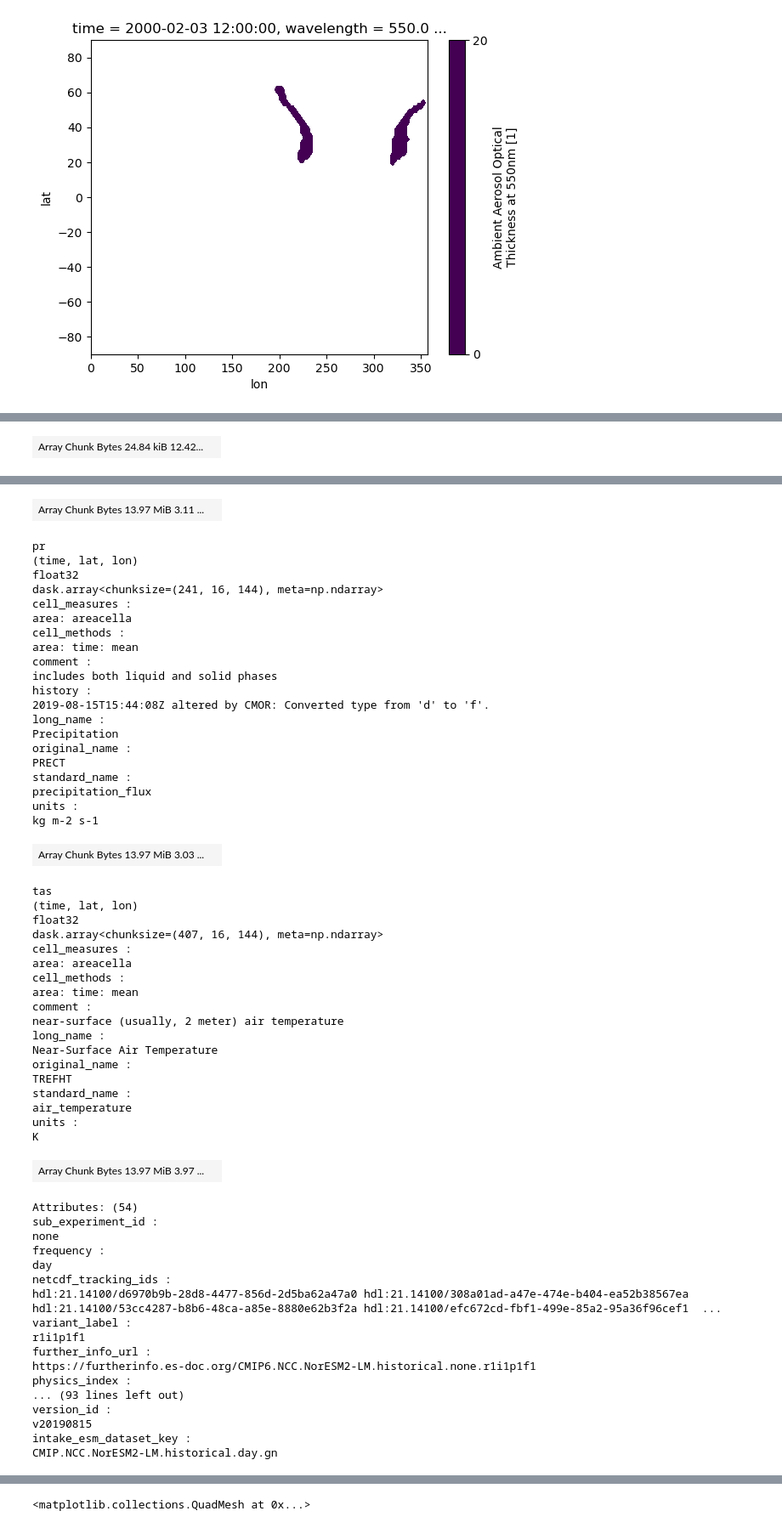
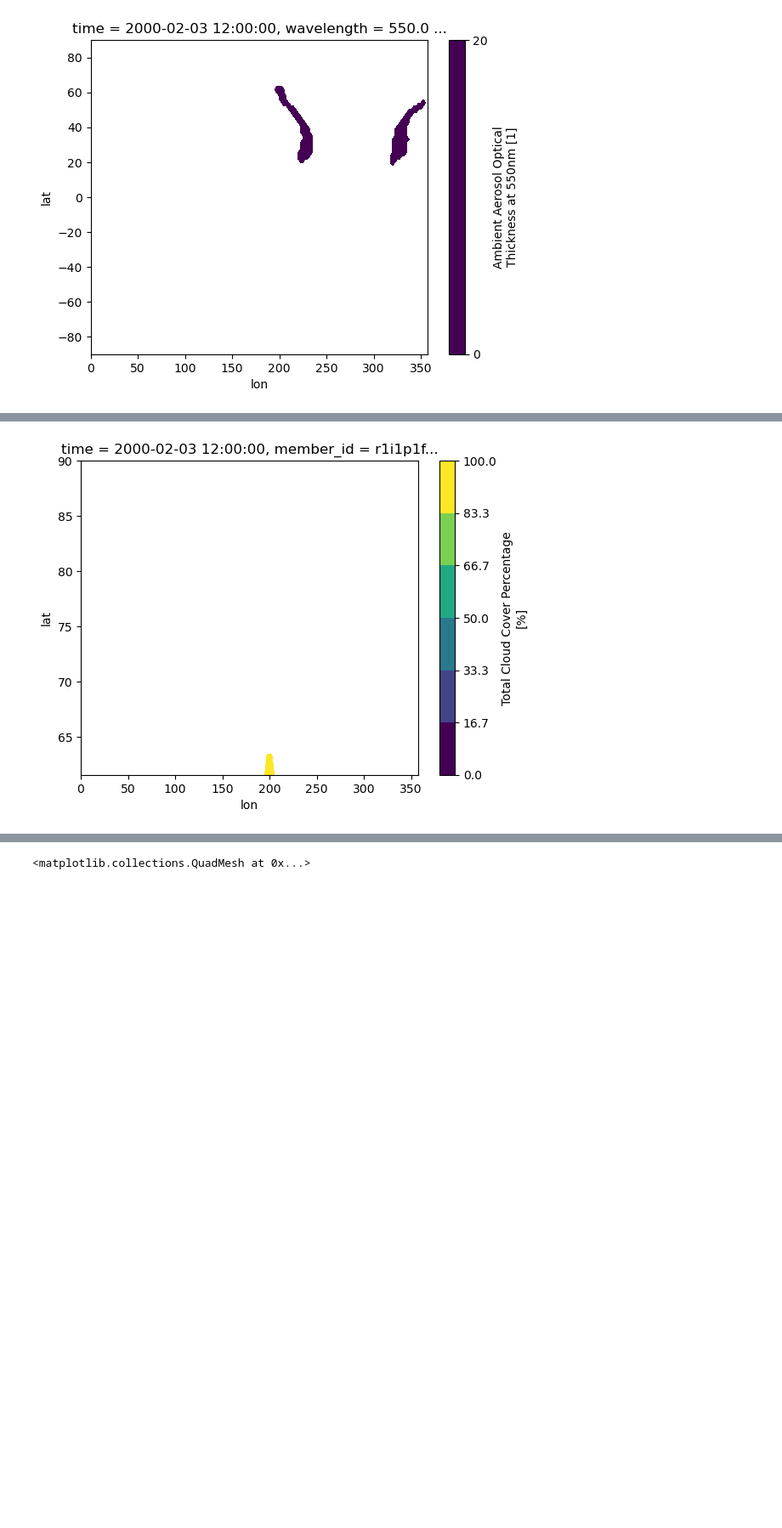
Before and after one commit to eScience-course/Tjaernoe2022-group5, a Jupyter notebook: notebooks/Julia/AR_compare_2020.ipynb, the cells around one changed output, grey strips where cells are left out. Shown at 85% size. Saved outputs shown, nothing was run; the diff lists cells and outputs as text; code cells hidden in the pictures; blank space fills up the shorter version.

```diff
--- a/notebooks/Julia/AR_compare_2020.ipynb
+++ b/notebooks/Julia/AR_compare_2020.ipynb
@@ -328,5 +230,5 @@ poll_clt = hist_poll_ar.clt.values.flatten()[~np.isnan(hist_poll_ar.clt.values.f
 clean_pr = hist_clean_ar.pr.values.flatten()[~np.isnan(hist_clean_ar.pr.values.flatten())]
 poll_pr = hist_poll_ar.pr.values.flatten()[~np.isnan(hist_poll_ar.pr.values.flatten())]
 # %%
-hist_poll_ar
+xr.plot.contourf(hist_poll_ar.sel(time='2000-02-03')['clt'].squeeze(), vmin=0, vmax=100)
 # %% [output]
@@ -360 +235,0 @@ dask.array<chunksize=(1590, 1), meta=np.ndarray>
-| Array Chunk Bytes 24.84 kiB 12.42... |  |
@@ -378,61 +236,4 @@ units :
-| Array Chunk Bytes 13.97 MiB 3.11 ... |  |
-pr
-(time, lat, lon)
-float32
-dask.array<chunksize=(241, 16, 144), meta=np.ndarray>
-cell_measures :
-area: areacella
-cell_methods :
-area: time: mean
-comment :
-includes both liquid and solid phases
-history :
-2019-08-15T15:44:08Z altered by CMOR: Converted type from 'd' to 'f'.
-long_name :
-Precipitation
-original_name :
-PRECT
-standard_name :
-precipitation_flux
-units :
-kg m-2 s-1
-| Array Chunk Bytes 13.97 MiB 3.03 ... |  |
-tas
-(time, lat, lon)
-float32
-dask.array<chunksize=(407, 16, 144), meta=np.ndarray>
-cell_measures :
-area: areacella
-cell_methods :
-area: time: mean
-comment :
-near-surface (usually, 2 meter) air temperature
-long_name :
-Near-Surface Air Temperature
-original_name :
-TREFHT
-standard_name :
-air_temperature
-units :
-K
-| Array Chunk Bytes 13.97 MiB 3.97 ... |  |
-Attributes: (54)
-sub_experiment_id :
-none
-frequency :
-day
-netcdf_tracking_ids :
-hdl:21.14100/d6970b9b-28d8-4477-856d-2d5ba62a47a0 hdl:21.14100/308a01ad-a47e-474e-b404-ea52b38567ea hdl:21.14100/53cc4287-b8b6-48ca-a85e-8880e62b3f2a hdl:21.14100/efc672cd-fbf1-499e-85a2-95a36f96cef1  ...
-variant_label :
-r1i1p1f1
-further_info_url :
-https://furtherinfo.es-doc.org/CMIP6.NCC.NorESM2-LM.historical.none.r1i1p1f1
-physics_index :
-... (93 lines left out)
-version_id :
-v20190815
-intake_esm_dataset_key :
-CMIP.NCC.NorESM2-LM.historical.day.gn
+[figure, added]
 # %%
 fig, axs = plt.subplots(1,2,dpi=100, figsize=(7,3))
 
```
Also changed, not shown: parts of 20 cells of this notebook, 1 other file.
